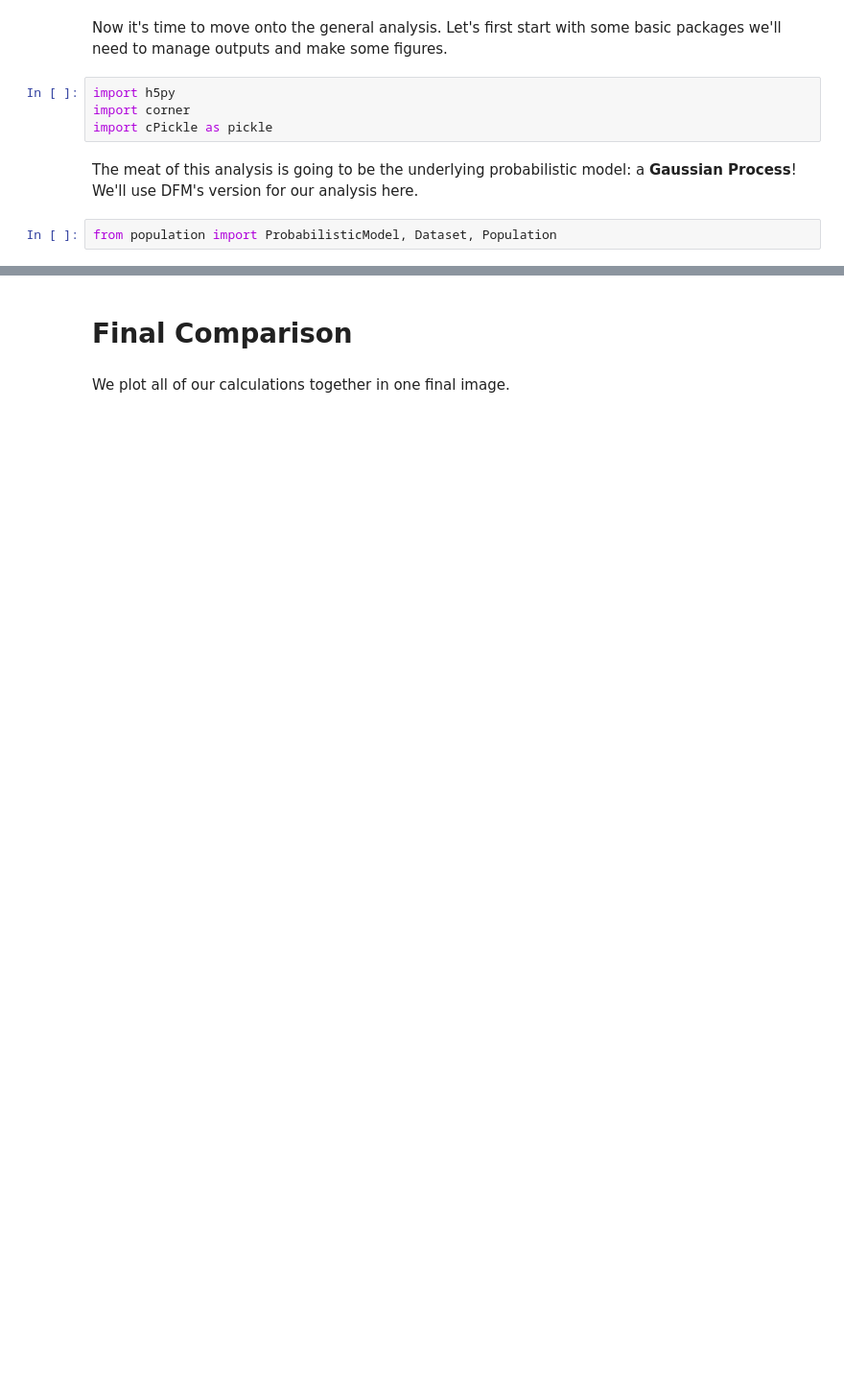
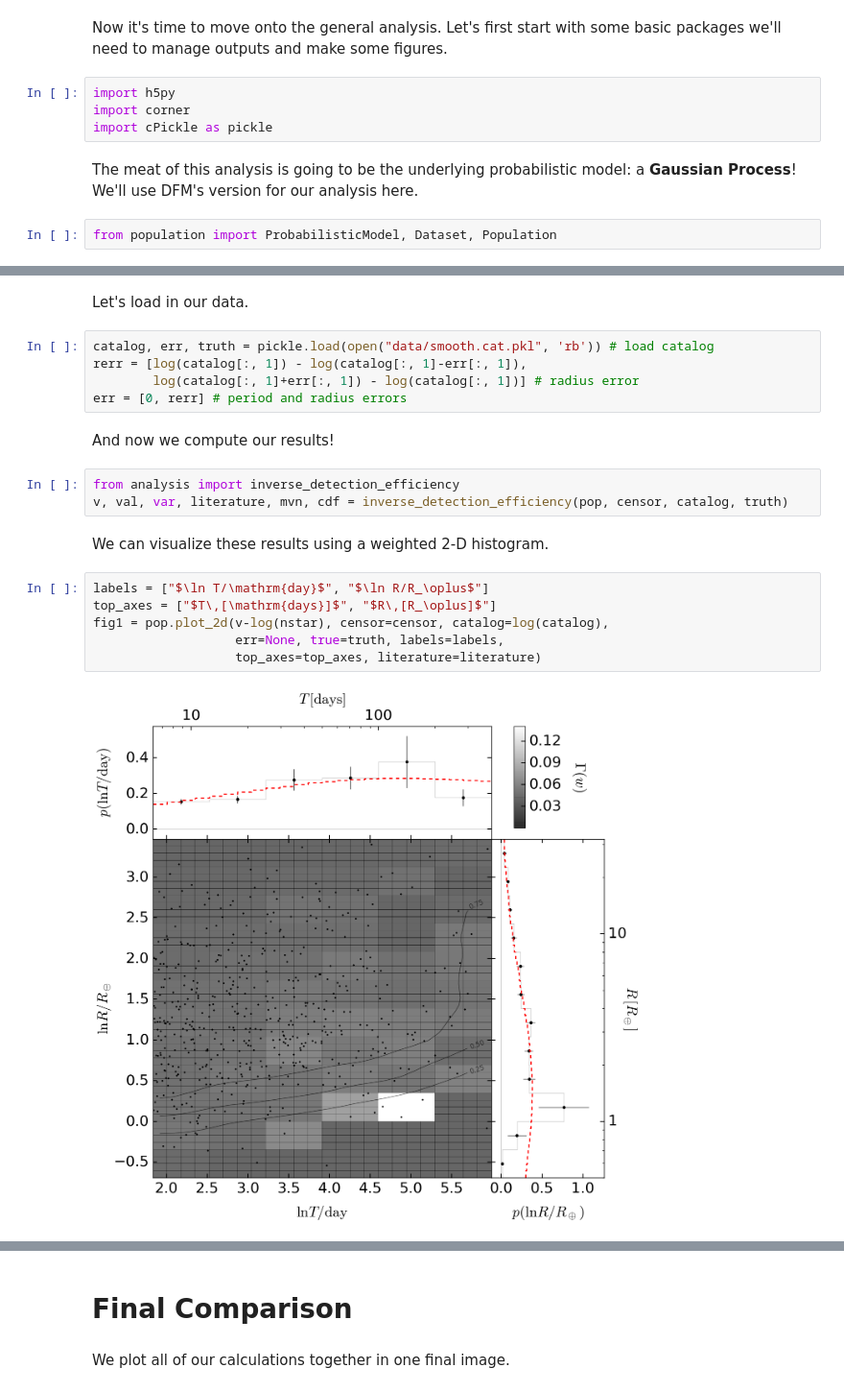
Before and after one commit to joshspeagle/exopop, a Jupyter notebook: EXOPOP.ipynb, the cells around one changed output, grey strips where cells are left out. Shown at 96% size. Drawn from its saved outputs; the diff is of its cells as text; blank space fills up the shorter version.

```diff
--- a/EXOPOP.ipynb
+++ b/EXOPOP.ipynb
@@ -618,0 +537,22 @@ pl.savefig("test-hyper.png")
+# %% [markdown]
+Let's load in our data.
+# %%
+catalog, err, truth = pickle.load(open("data/smooth.cat.pkl", 'rb')) # load catalog
+rerr = [log(catalog[:, 1]) - log(catalog[:, 1]-err[:, 1]),
+        log(catalog[:, 1]+err[:, 1]) - log(catalog[:, 1])] # radius error
+err = [0, rerr] # period and radius errors
+# %% [markdown]
+And now we compute our results!
+# %%
+from analysis import inverse_detection_efficiency
+v, val, var, literature, mvn, cdf = inverse_detection_efficiency(pop, censor, catalog, truth)
+# %% [markdown]
+We can visualize these results using a weighted 2-D histogram.
+# %%
+labels = ["$\ln T/\mathrm{day}$", "$\ln R/R_\oplus$"]
+top_axes = ["$T\,[\mathrm{days}]$", "$R\,[R_\oplus]$"]
+fig1 = pop.plot_2d(v-log(nstar), censor=censor, catalog=log(catalog),
+                   err=None, true=truth, labels=labels,
+                   top_axes=top_axes, literature=literature)
+# %% [output]
+[figure, added]
```
Also changed, not shown: parts of 70 cells of this notebook.
